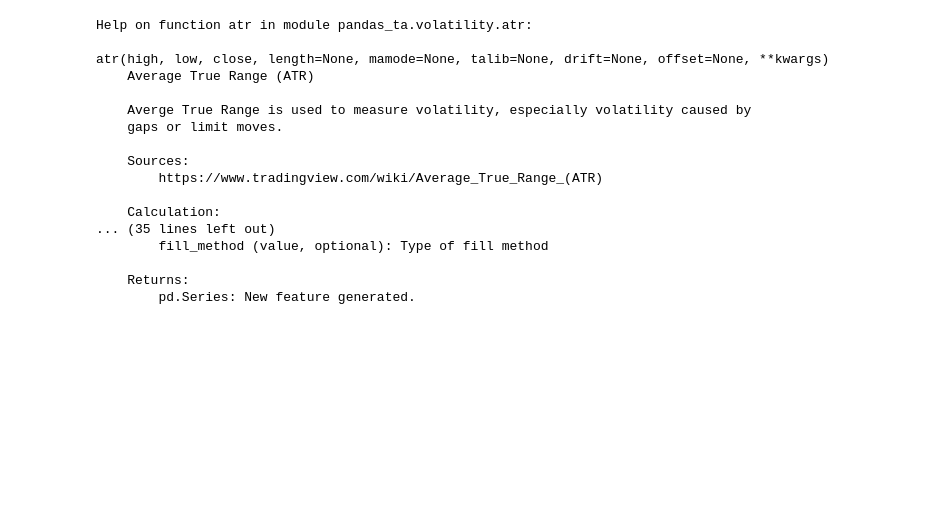
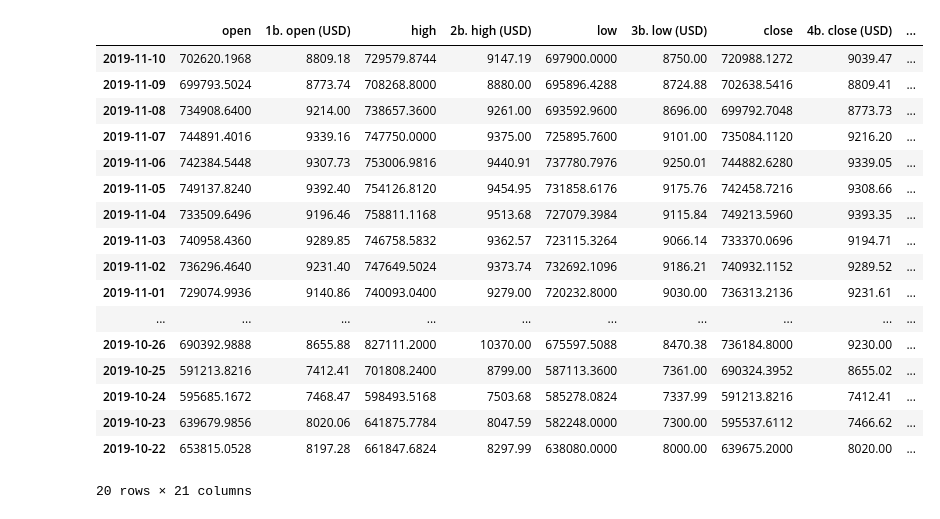
Before and after one commit to sudo-krish/Trading-bot, a Jupyter notebook: Trading bot.ipynb, the cells around one changed output. Drawn from its saved outputs; the diff is of its cells as text; code cells hidden in the pictures; blank space fills up the shorter version.

```diff
--- a/Trading bot.ipynb
+++ b/Trading bot.ipynb
@@ -18,12 +18,20 @@ from sklearn.discriminant_analysis import LinearDiscriminantAnalysis
 from sklearn.naive_bayes import GaussianNB
 from sklearn.svm import SVC
 # %%
-url='https://www.alphavantage.co/query?function=CRYPTO_INTRADAY&symbol=ETH&market=USD&interval=5min&apikey=D5OBBCW29ZBREHXC'
+url='https://www.alphavantage.co/query?function=DIGITAL_CURRENCY_DAILY&symbol=BTC&market=INR&apikey=D5OBBCW29ZBREHXC'
 data = requests.get(url)\
-        .json()['Time Series Crypto (5min)']
+        .json()['Time Series (Digital Currency Daily)']
 
 df = pd.DataFrame.from_dict(data)
 #data.splice(index, remove_count )
 #dataset = pd.read_json(data, orient ='index')
-print(df)
+#print(df.T)
+dataset=df.T
+#dataset=dataset[1:]
+dataset.rename({'1a. open (INR)': 'open', '2a. high (INR)': 'high','3a. low (INR)' : 'low','4a. close (INR)' : 'close','5. volume':'volume' }, axis=1, inplace=True)
+dataset = dataset.apply(pd.to_numeric)
+dataset.tail()
+len(dataset.index)
+list(dataset['high'])
+print(1*1e-5)
 # %% [output]
@@ -63,22 +58,46 @@ dtype: int64
 # %%
 #dataset.ta.indicators() -- list of indicators in ta
 #help(ta.atr) -- help
-dataset['ATR']
+dataset['ATR'] = dataset.ta.atr(length=20)
+dataset['RSI'] = dataset.ta.rsi()
+dataset['Average'] = dataset.ta.midprice(length=1) #midprice
+dataset['MA40'] = dataset.ta.sma(length=40)
+dataset['MA80'] = dataset.ta.sma(length=80)
+dataset['MA160'] = dataset.ta.sma(length=160)
+
+from scipy.stats import linregress
+def get_slope(array):
+    y = np.array(array)
+    x = np.arange(len(y))
+    slope, intercept, r_value, p_value, std_err = linregress(x,y)
+    return slope
+
+#!!!!!!!!!!!!!!!!!!!!!!!!!!!!!
+backrollingN = 6
+#!!!!!!!!!!!!!!!!!!!!!!!!!!!!!
+dataset['slopeMA40'] = dataset['MA40'].rolling(window=backrollingN).apply(get_slope, raw=True)
+dataset['slopeMA80'] = dataset['MA80'].rolling(window=backrollingN).apply(get_slope, raw=True)
+dataset['slopeMA160'] = dataset['MA160'].rolling(window=backrollingN).apply(get_slope, raw=True)
+dataset['AverageSlope'] = dataset['Average'].rolling(window=backrollingN).apply(get_slope, raw=True)
+dataset['RSISlope'] = dataset['RSI'].rolling(window=backrollingN).apply(get_slope, raw=True)
-# %% [output]
-Help on function atr in module pandas_ta.volatility.atr:
-
-atr(high, low, close, length=None, mamode=None, talib=None, drift=None, offset=None, **kwargs)
-    Average True Range (ATR)
-
-    Averge True Range is used to measure volatility, especially volatility caused by
-    gaps or limit moves.
-
-    Sources:
-        https://www.tradingview.com/wiki/Average_True_Range_(ATR)
-
-    Calculation:
-... (35 lines left out)
-        fill_method (value, optional): Type of fill method
-
-    Returns:
-        pd.Series: New feature generated.
+# %%
+dataset.tail(20)
+# %% [output]
+|  | open | 1b. open (USD) | high | 2b. high (USD) | low | 3b. low (USD) | close | 4b. close (USD) | ... |
+| 2019-11-10 | 702620.1968 | 8809.18 | 729579.8744 | 9147.19 | 697900.0000 | 8750.00 | 720988.1272 | 9039.47 | ... |
+| 2019-11-09 | 699793.5024 | 8773.74 | 708268.8000 | 8880.00 | 695896.4288 | 8724.88 | 702638.5416 | 8809.41 | ... |
+| 2019-11-08 | 734908.6400 | 9214.00 | 738657.3600 | 9261.00 | 693592.9600 | 8696.00 | 699792.7048 | 8773.73 | ... |
+| 2019-11-07 | 744891.4016 | 9339.16 | 747750.0000 | 9375.00 | 725895.7600 | 9101.00 | 735084.1120 | 9216.20 | ... |
+| 2019-11-06 | 742384.5448 | 9307.73 | 753006.9816 | 9440.91 | 737780.7976 | 9250.01 | 744882.6280 | 9339.05 | ... |
+| 2019-11-05 | 749137.8240 | 9392.40 | 754126.8120 | 9454.95 | 731858.6176 | 9175.76 | 742458.7216 | 9308.66 | ... |
+| 2019-11-04 | 733509.6496 | 9196.46 | 758811.1168 | 9513.68 | 727079.3984 | 9115.84 | 749213.5960 | 9393.35 | ... |
+| 2019-11-03 | 740958.4360 | 9289.85 | 746758.5832 | 9362.57 | 723115.3264 | 9066.14 | 733370.0696 | 9194.71 | ... |
+| 2019-11-02 | 736296.4640 | 9231.40 | 747649.5024 | 9373.74 | 732692.1096 | 9186.21 | 740932.1152 | 9289.52 | ... |
+| 2019-11-01 | 729074.9936 | 9140.86 | 740093.0400 | 9279.00 | 720232.8000 | 9030.00 | 736313.2136 | 9231.61 | ... |
+| ... | ... | ... | ... | ... | ... | ... | ... | ... | ... |
+| 2019-10-26 | 690392.9888 | 8655.88 | 827111.2000 | 10370.00 | 675597.5088 | 8470.38 | 736184.8000 | 9230.00 | ... |
+| 2019-10-25 | 591213.8216 | 7412.41 | 701808.2400 | 8799.00 | 587113.3600 | 7361.00 | 690324.3952 | 8655.02 | ... |
+| 2019-10-24 | 595685.1672 | 7468.47 | 598493.5168 | 7503.68 | 585278.0824 | 7337.99 | 591213.8216 | 7412.41 | ... |
+| 2019-10-23 | 639679.9856 | 8020.06 | 641875.7784 | 8047.59 | 582248.0000 | 7300.00 | 595537.6112 | 7466.62 | ... |
+| 2019-10-22 | 653815.0528 | 8197.28 | 661847.6824 | 8297.99 | 638080.0000 | 8000.00 | 639675.2000 | 8020.00 | ... |
+20 rows × 21 columns
```
Also changed, not shown: parts of 6 cells of this notebook.
